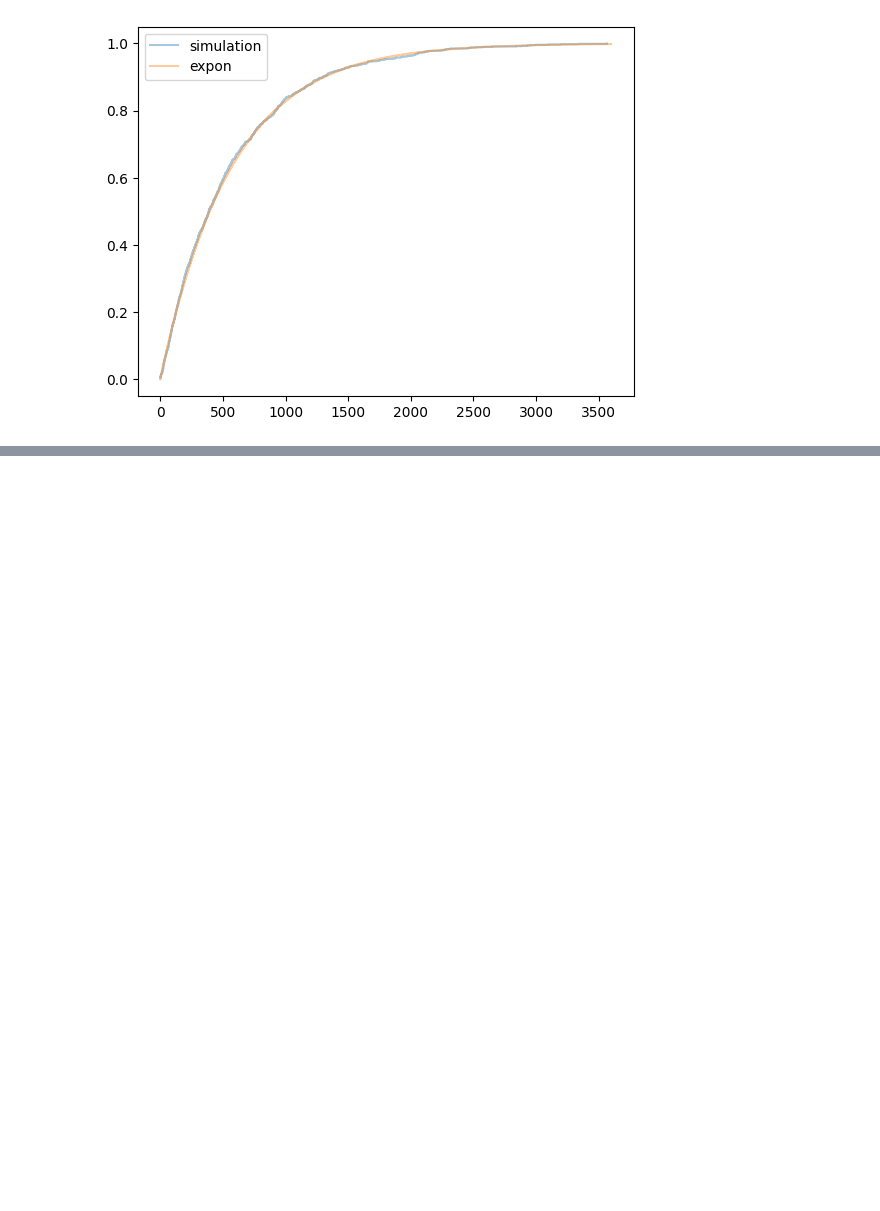
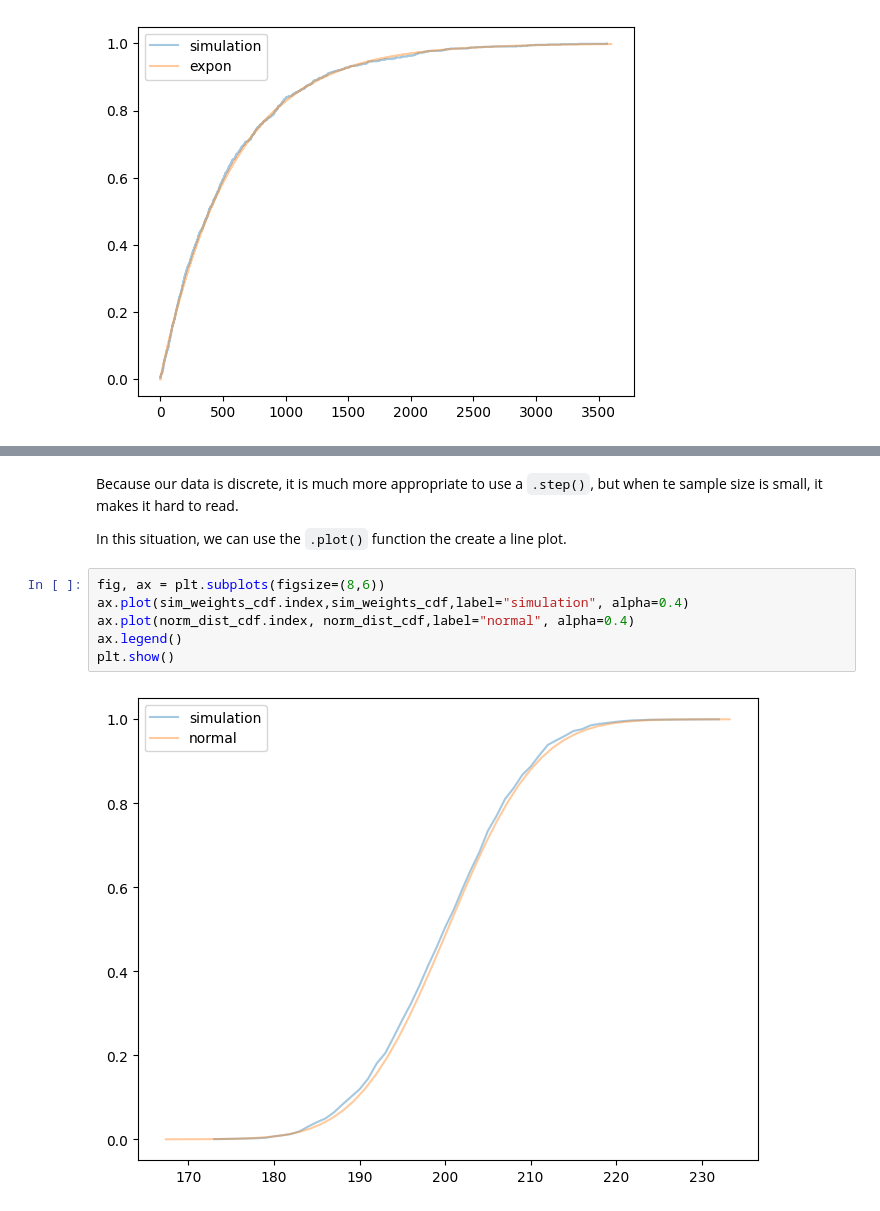
Before and after one commit to dybdeskarphet/statistics, a Jupyter notebook: notes/think_stats/05_modeling_distributions.ipynb, the cells around one changed output, grey strips where cells are left out. Cells and saved outputs as stored; diff of their text form; blank space fills up the shorter version.

```diff
--- a/notes/think_stats/05_modeling_distributions.ipynb
+++ b/notes/think_stats/05_modeling_distributions.ipynb
@@ -474,0 +590,12 @@ It matches up perfectly (for 3600 ticks) with the exponential distribution model
+# %% [markdown]
+Because our data is discrete, it is much more appropriate to use a `.step()`, but when te sample size is small, it makes it hard to read.
+
+In this situation, we can use the `.plot()` function the create a line plot.
+# %%
+fig, ax = plt.subplots(figsize=(8,6))
+ax.plot(sim_weights_cdf.index,sim_weights_cdf,label="simulation", alpha=0.4)
+ax.plot(norm_dist_cdf.index, norm_dist_cdf,label="normal", alpha=0.4)
+ax.legend()
+plt.show()
+# %% [output]
+[figure, added]
```
Also changed, not shown: parts of 26 cells of this notebook.
